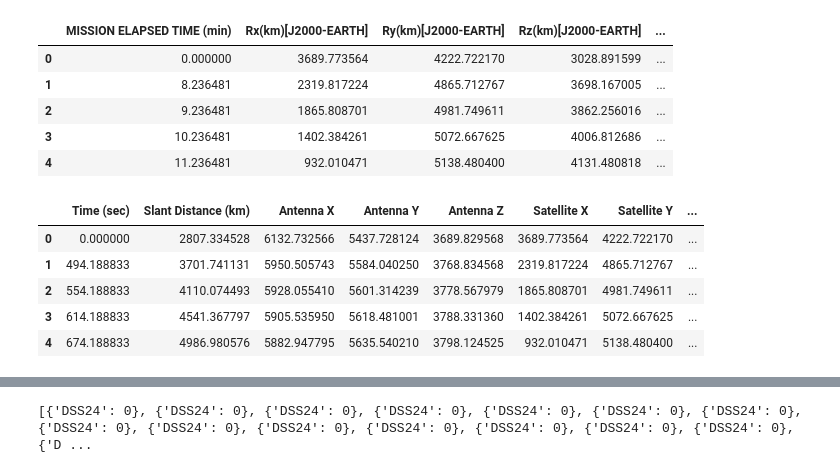
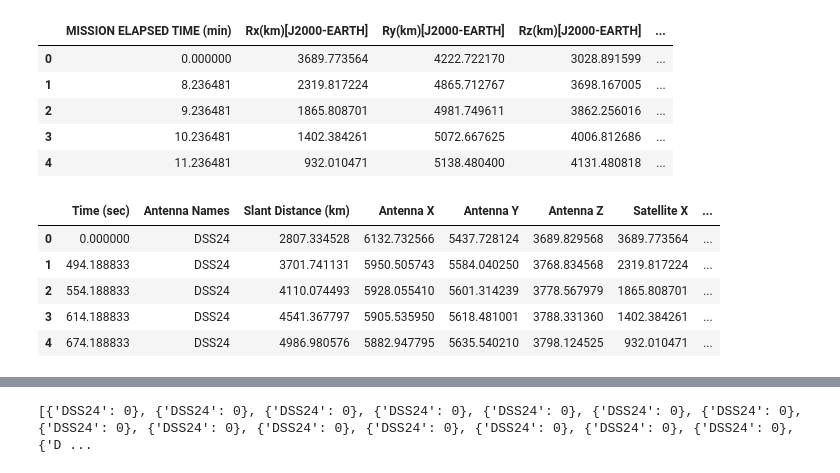
Before and after one commit to Team-Hydrogen/2025-ADC-Data, a Jupyter notebook: linkbudget_offnominal.ipynb, the cells around one changed output, grey strips where cells are left out. Saved outputs shown, nothing was run; the diff lists cells and outputs as text; code cells hidden in the pictures.

Commit message:
added antennae names to slant distance csv file

```diff
--- a/linkbudget_offnominal.ipynb
+++ b/linkbudget_offnominal.ipynb
@@ -68,25 +68,28 @@ for i in range(antennadf.shape[0]):
     antrow = antennadf.iloc[i][["X","Y","Z"]]
     slantdistance.append(np.sqrt((antrow["X"]-satrow["Rx(km)[J2000-EARTH]"])**2 + (antrow["Y"]-satrow["Ry(km)[J2000-EARTH]"])**2 + (antrow["Z"]-satrow["Rz(km)[J2000-EARTH]"])**2))
 # %%
+antennae_names = ["DSS24", "DSS34", "DSS54", "WPSA"]
+
 slant_distance_df = pd.DataFrame()
 slant_distance_df["Time (sec)"] = antennadf["Time (sec)"]
+slant_distance_df["Antenna Names"] = [antennae_names[int(i/12981)] for i in range(antennadf.shape[0])]
 slant_distance_df["Slant Distance (km)"] = slantdistance
 slant_distance_df["Antenna X"] = antennadf["X"]
 slant_distance_df["Antenna Y"] = antennadf["Y"]
 slant_distance_df["Antenna Z"] = antennadf["Z"]
 slant_distance_df["Satellite X"] = X
 slant_distance_df["Satellite Y"] = Y
 slant_distance_df["Satellite Z"] = Z
 slant_distance_df.to_csv("./data/slant_distance_offnominal.csv", index=False)
 
 slant_distance_df.head()
 # %% [output]
-|  | Time (sec) | Slant Distance (km) | Antenna X | Antenna Y | Antenna Z | Satellite X | Satellite Y | ... |
-| 0 | 0.000000 | 2807.334528 | 6132.732566 | 5437.728124 | 3689.829568 | 3689.773564 | 4222.722170 | ... |
-| 1 | 494.188833 | 3701.741131 | 5950.505743 | 5584.040250 | 3768.834568 | 2319.817224 | 4865.712767 | ... |
-| 2 | 554.188833 | 4110.074493 | 5928.055410 | 5601.314239 | 3778.567979 | 1865.808701 | 4981.749611 | ... |
-| 3 | 614.188833 | 4541.367797 | 5905.535950 | 5618.481001 | 3788.331360 | 1402.384261 | 5072.667625 | ... |
-| 4 | 674.188833 | 4986.980576 | 5882.947795 | 5635.540210 | 3798.124525 | 932.010471 | 5138.480400 | ... |
+|  | Time (sec) | Antenna Names | Slant Distance (km) | Antenna X | Antenna Y | Antenna Z | Satellite X | ... |
+| 0 | 0.000000 | DSS24 | 2807.334528 | 6132.732566 | 5437.728124 | 3689.829568 | 3689.773564 | ... |
+| 1 | 494.188833 | DSS24 | 3701.741131 | 5950.505743 | 5584.040250 | 3768.834568 | 2319.817224 | ... |
+| 2 | 554.188833 | DSS24 | 4110.074493 | 5928.055410 | 5601.314239 | 3778.567979 | 1865.808701 | ... |
+| 3 | 614.188833 | DSS24 | 4541.367797 | 5905.535950 | 5618.481001 | 3788.331360 | 1402.384261 | ... |
+| 4 | 674.188833 | DSS24 | 4986.980576 | 5882.947795 | 5635.540210 | 3798.124525 | 932.010471 | ... |
 # %%
 def elevation_angle(satellite_coords, antenna_coords):
     r_s = np.array(satellite_coords)
```
Also changed, not shown: 1 other file.
